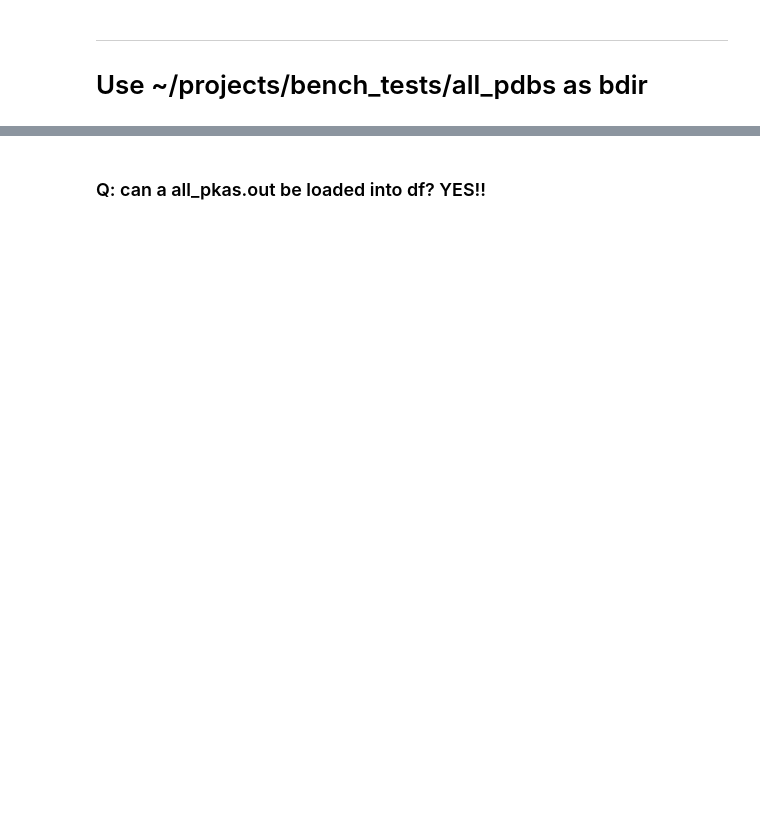
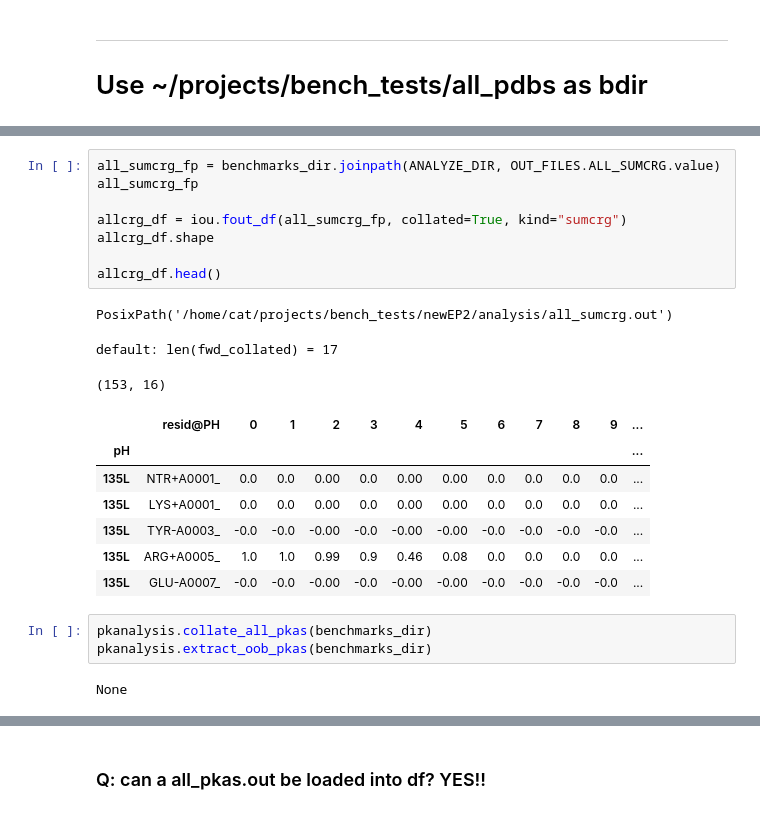
Before and after one commit to GunnerLab/MCCE_Benchmarking, a Jupyter notebook: notebooks/pkout_df.ipynb, the cells around one changed output, grey strips where cells are left out. Saved outputs shown, nothing was run; the diff lists cells and outputs as text; blank space fills up the shorter version.

```diff
--- a/notebooks/pkout_df.ipynb
+++ b/notebooks/pkout_df.ipynb
@@ -104,0 +313,24 @@ pdbs = PosixPath('/home/cat/projects/bench_tests/all_pdbs/clean_pdbs')
+# %%
+all_sumcrg_fp = benchmarks_dir.joinpath(ANALYZE_DIR, OUT_FILES.ALL_SUMCRG.value)
+all_sumcrg_fp
+
+allcrg_df = iou.fout_df(all_sumcrg_fp, collated=True, kind="sumcrg")
+allcrg_df.shape
+
+allcrg_df.head()
+# %% [output]
+PosixPath('/home/cat/projects/bench_tests/newEP2/analysis/all_sumcrg.out')
+default: len(fwd_collated) = 17
+(153, 16)
+|  | resid@PH | 0 | 1 | 2 | 3 | 4 | 5 | 6 | 7 | 8 | 9 | ... |
+| pH |  |  |  |  |  |  |  |  |  |  |  | ... |
+| 135L | NTR+A0001_ | 0.0 | 0.0 | 0.00 | 0.0 | 0.00 | 0.00 | 0.0 | 0.0 | 0.0 | 0.0 | ... |
+| 135L | LYS+A0001_ | 0.0 | 0.0 | 0.00 | 0.0 | 0.00 | 0.00 | 0.0 | 0.0 | 0.0 | 0.0 | ... |
+| 135L | TYR-A0003_ | -0.0 | -0.0 | -0.00 | -0.0 | -0.00 | -0.00 | -0.0 | -0.0 | -0.0 | -0.0 | ... |
+| 135L | ARG+A0005_ | 1.0 | 1.0 | 0.99 | 0.9 | 0.46 | 0.08 | 0.0 | 0.0 | 0.0 | 0.0 | ... |
+| 135L | GLU-A0007_ | -0.0 | -0.0 | -0.00 | -0.0 | -0.00 | -0.00 | -0.0 | -0.0 | -0.0 | -0.0 | ... |
+# %%
+pkanalysis.collate_all_pkas(benchmarks_dir)
+pkanalysis.extract_oob_pkas(benchmarks_dir)
+# %% [output]
+None
```
Also changed, not shown: parts of 26 cells of this notebook, 15 other files.
